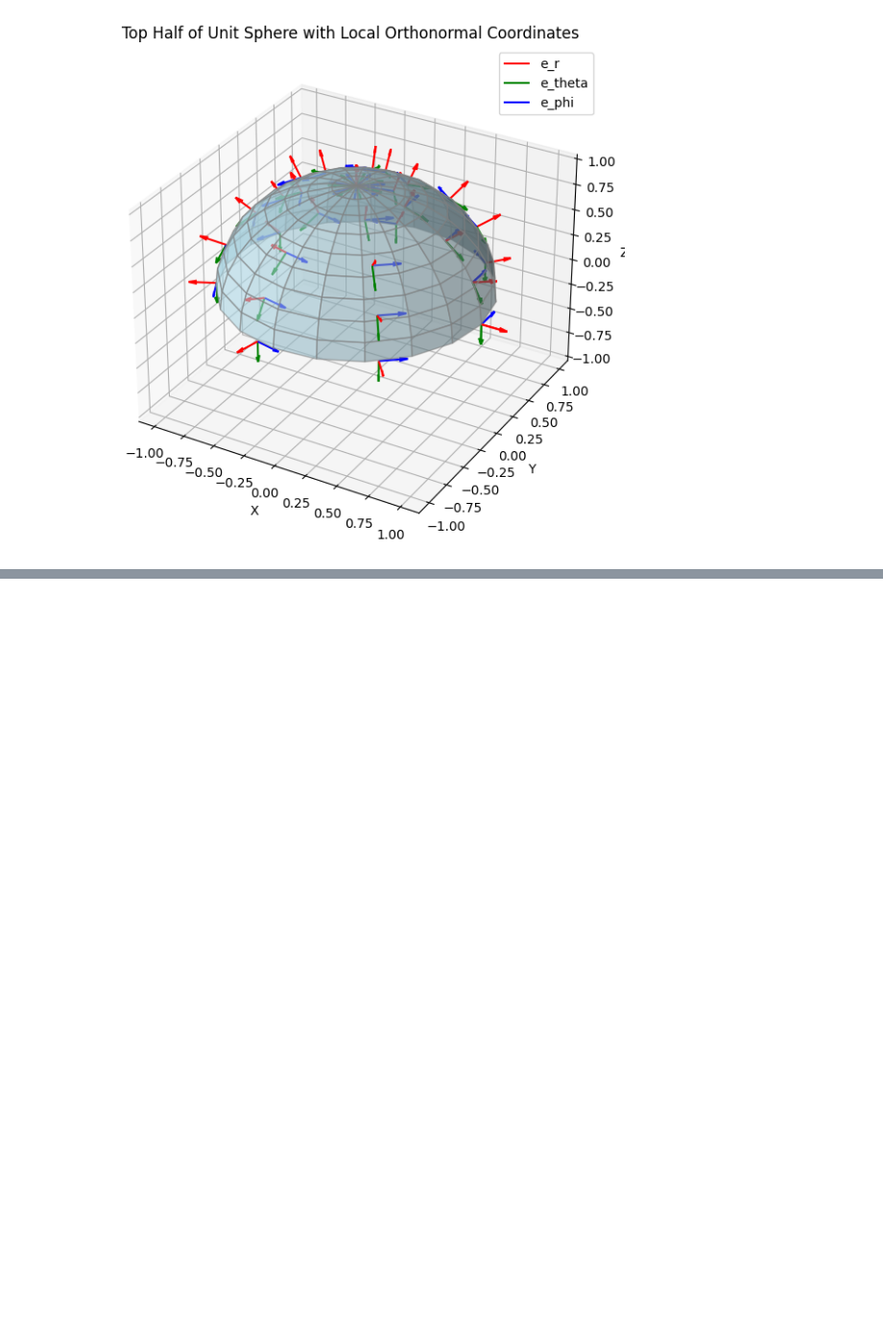
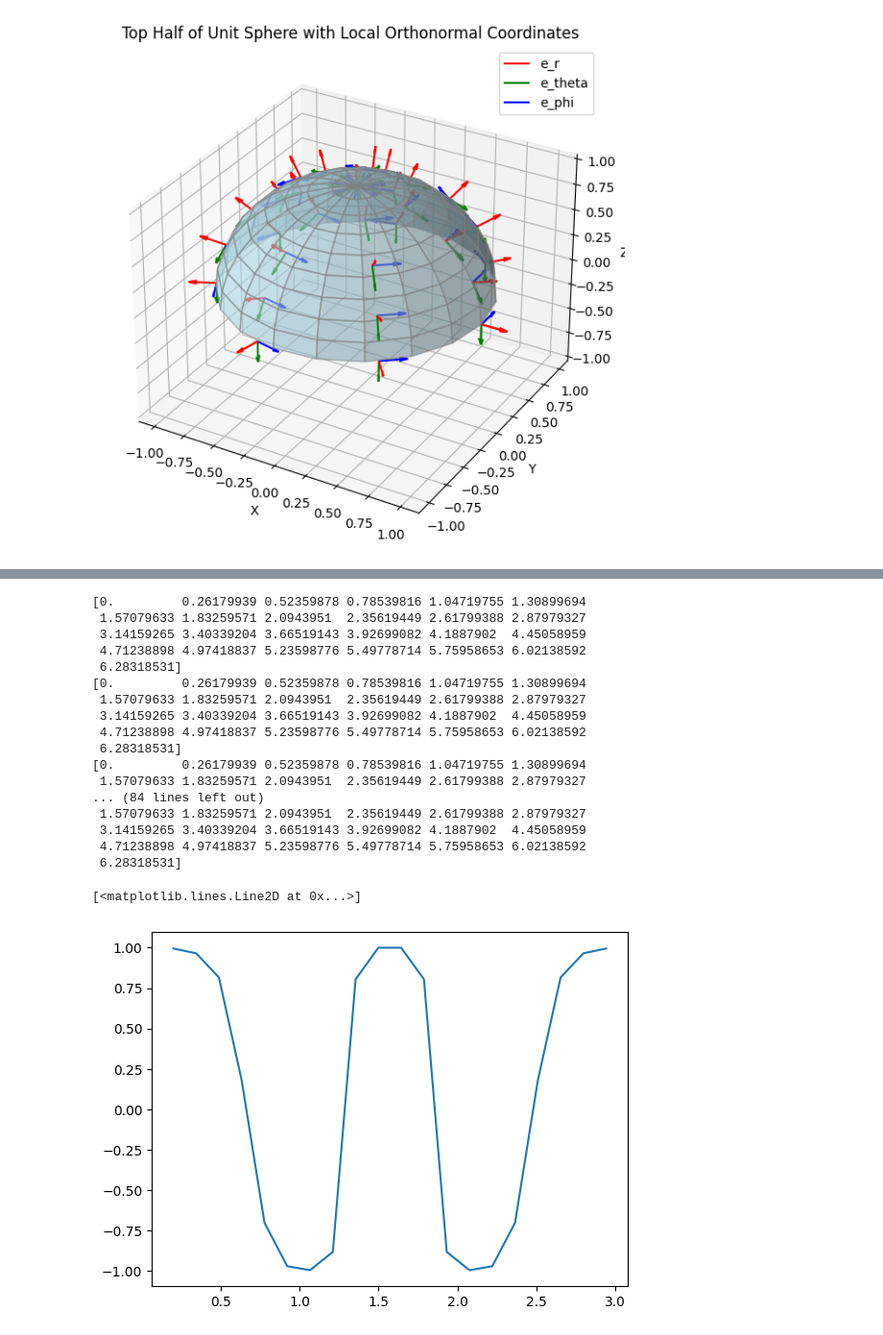
Before and after one commit to AndrewTrutt/Phys129_HW2, a Jupyter notebook: ParallelTransport.ipynb, the cells around one changed output, grey strips where cells are left out. Shown at 96% size. Drawn from its saved outputs; the diff is of its cells as text; code cells hidden in the pictures; blank space fills up the shorter version.

```diff
--- a/ParallelTransport.ipynb
+++ b/ParallelTransport.ipynb
@@ -153,0 +324,46 @@ ax.quiver(xmvals, ymvals, zmvals, e_z[0], e_z[1], e_z[2], color='blue', length=0
+# %%
+#part g
+
+#Now do the code from the above cell multiple times, and return the resulting inner product of the initial and final veectors
+
+def Holonomy_trends(theta_init):
+    # Initial conditions
+    alpha = 1.0   # Component along e_theta
+    beta = 0.0    # Component along e_phi
+    theta0 = theta_init  # Initial polar angle
+    phi0 = 0  # Initial azimuthal angle
+
+    # Perform parallel transport
+    x, y, z, vec_x, vec_y, vec_z = parallel_transport2(theta0, phi0, alpha, beta)
+
+    return vec_x[-1]*vec_x[0] + vec_y[-1]*vec_y[0] +  vec_z[-1]*vec_z[0]     #return the inner product
+
+
+ht_vals = np.linspace(0.2, np.pi-0.2, 20)
+
+ip_vals = []
+for htval in ht_vals:
+    ip_vals.append(Holonomy_trends(htval))
+
+
+plt.plot(ht_vals, ip_vals)
+# %% [output]
+[0.         0.26179939 0.52359878 0.78539816 1.04719755 1.30899694
+ 1.57079633 1.83259571 2.0943951  2.35619449 2.61799388 2.87979327
+ 3.14159265 3.40339204 3.66519143 3.92699082 4.1887902  4.45058959
+ 4.71238898 4.97418837 5.23598776 5.49778714 5.75958653 6.02138592
+ 6.28318531]
+[0.         0.26179939 0.52359878 0.78539816 1.04719755 1.30899694
+ 1.57079633 1.83259571 2.0943951  2.35619449 2.61799388 2.87979327
+ 3.14159265 3.40339204 3.66519143 3.92699082 4.1887902  4.45058959
+ 4.71238898 4.97418837 5.23598776 5.49778714 5.75958653 6.02138592
+ 6.28318531]
+[0.         0.26179939 0.52359878 0.78539816 1.04719755 1.30899694
+ 1.57079633 1.83259571 2.0943951  2.35619449 2.61799388 2.87979327
+... (84 lines left out)
+ 1.57079633 1.83259571 2.0943951  2.35619449 2.61799388 2.87979327
+ 3.14159265 3.40339204 3.66519143 3.92699082 4.1887902  4.45058959
+ 4.71238898 4.97418837 5.23598776 5.49778714 5.75958653 6.02138592
+ 6.28318531]
+[<matplotlib.lines.Line2D at 0x...>]
+[figure, added]
```
Also changed, not shown: parts of 8 cells of this notebook, 1 other file.
